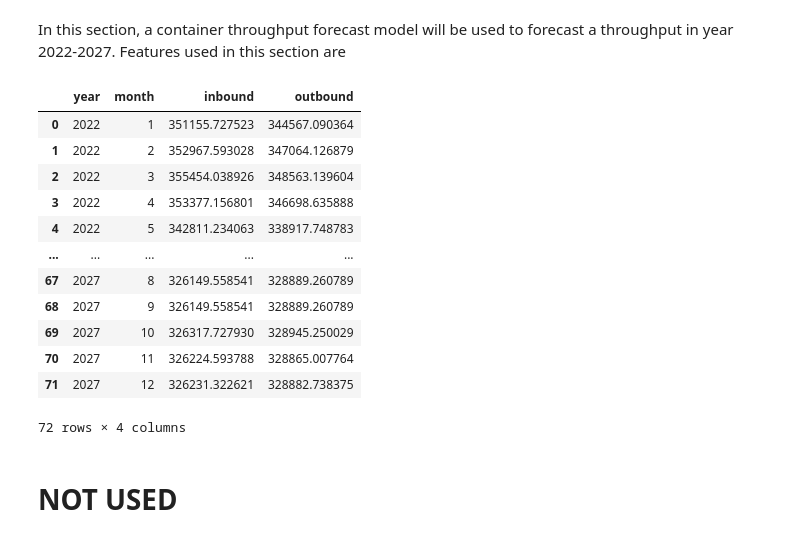
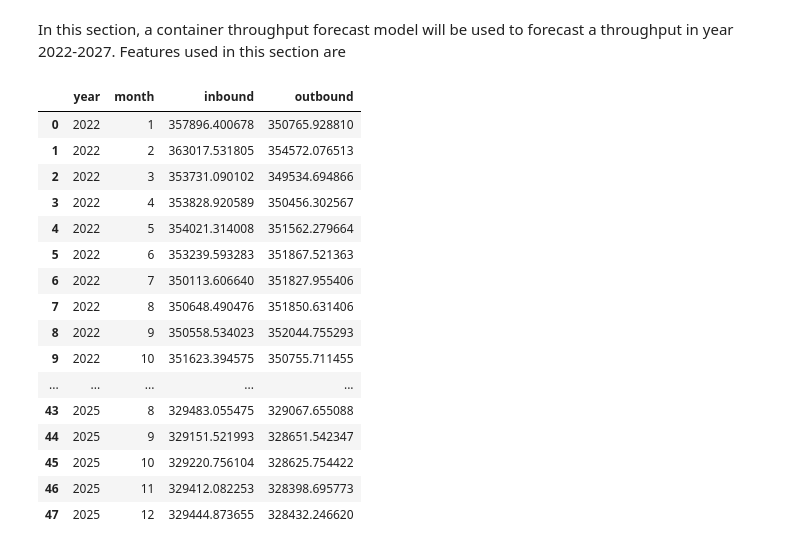
Before and after one commit to n-pitabread/container_forcast, a Jupyter notebook: container-throughput-forcast.ipynb, the cells around one changed output. Cells and saved outputs as stored; diff of their text form; code cells hidden in the pictures.

```diff
--- a/container-throughput-forcast.ipynb
+++ b/container-throughput-forcast.ipynb
@@ -110,10 +110,10 @@ from sklearn.inspection import permutation_importance
 # %% [markdown]
 First, we shift the data for 72 months for future forecasting
 # %%
-shifted_labels_df = labels_df.shift(-72)
-shifted_labels_df = shifted_labels_df.drop(labels_df.tail(72).index)
+shifted_labels_df = labels_df.shift(-48)
+shifted_labels_df = shifted_labels_df.drop(labels_df.tail(48).index)
 
-shifted_features_df = features_df.drop(features_df.tail(72).index)
+shifted_features_df = features_df.drop(features_df.tail(48).index)
 # %%
 # Convert pandas dataframe to numpy array
 feature_list = list(shifted_features_df.columns)
@@ -385,36 +385,38 @@ Image.open('tree.png')
 # %% [markdown]
 In this section, a container throughput forecast model will be used to forecast a throughput in year 2022-2027. Features used in this section are
 # %%
-historical_features_df = features_df.tail(72)
+historical_features_df = features_df.tail(48)
 historical_features_df = historical_features_df.drop(['inflation_percentage_change', 'interest_rate'], axis=1)
 historical_features = np.array(historical_features_df)
 
 future_forecast = best_model.predict(historical_features)
-
+# future_forecast.shape
 # Merged forecast result with year and month
-merged_forecast = np.c_[np.array([[i]*12 for i in range(2022,2028)]).flatten(),
-           [1,2,3,4,5,6,7,8,9,10,11,12]*6, future_forecast]
+merged_forecast = np.c_[np.array([[i]*12 for i in range(2022,2026)]).flatten(),
+           [1,2,3,4,5,6,7,8,9,10,11,12]*4, future_forecast]
 
 
 future_forecast_df = pd.DataFrame(data=merged_forecast, columns=['year','month','inbound','outbound'])
 future_forecast_df['year'] = future_forecast_df['year'].apply(int)
 future_forecast_df['month'] = future_forecast_df['month'].apply(int)
 future_forecast_df.to_csv('future_forcast.csv')
 
 future_forecast_df
 # %% [output]
 |  | year | month | inbound | outbound |
-| 0 | 2022 | 1 | 351155.727523 | 344567.090364 |
-| 1 | 2022 | 2 | 352967.593028 | 347064.126879 |
-| 2 | 2022 | 3 | 355454.038926 | 348563.139604 |
-| 3 | 2022 | 4 | 353377.156801 | 346698.635888 |
-| 4 | 2022 | 5 | 342811.234063 | 338917.748783 |
+| 0 | 2022 | 1 | 357896.400678 | 350765.928810 |
+| 1 | 2022 | 2 | 363017.531805 | 354572.076513 |
+| 2 | 2022 | 3 | 353731.090102 | 349534.694866 |
+| 3 | 2022 | 4 | 353828.920589 | 350456.302567 |
+| 4 | 2022 | 5 | 354021.314008 | 351562.279664 |
+| 5 | 2022 | 6 | 353239.593283 | 351867.521363 |
+| 6 | 2022 | 7 | 350113.606640 | 351827.955406 |
+| 7 | 2022 | 8 | 350648.490476 | 351850.631406 |
+| 8 | 2022 | 9 | 350558.534023 | 352044.755293 |
+| 9 | 2022 | 10 | 351623.394575 | 350755.711455 |
 | ... | ... | ... | ... | ... |
-| 67 | 2027 | 8 | 326149.558541 | 328889.260789 |
-| 68 | 2027 | 9 | 326149.558541 | 328889.260789 |
-| 69 | 2027 | 10 | 326317.727930 | 328945.250029 |
-| 70 | 2027 | 11 | 326224.593788 | 328865.007764 |
-| 71 | 2027 | 12 | 326231.322621 | 328882.738375 |
+| 43 | 2025 | 8 | 329483.055475 | 329067.655088 |
+| 44 | 2025 | 9 | 329151.521993 | 328651.542347 |
+| 45 | 2025 | 10 | 329220.756104 | 328625.754422 |
+| 46 | 2025 | 11 | 329412.082253 | 328398.695773 |
+| 47 | 2025 | 12 | 329444.873655 | 328432.246620 |
-72 rows × 4 columns
-# %% [markdown]
-# NOT USED
```
Also changed, not shown: parts of 21 cells of this notebook.
